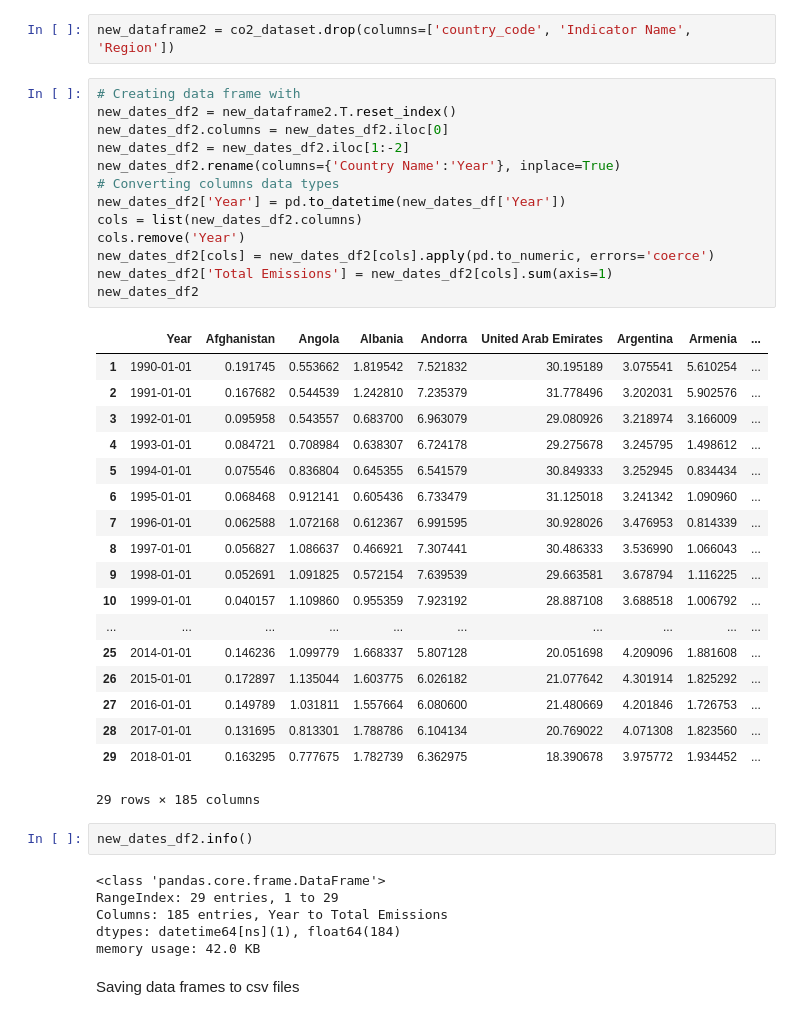
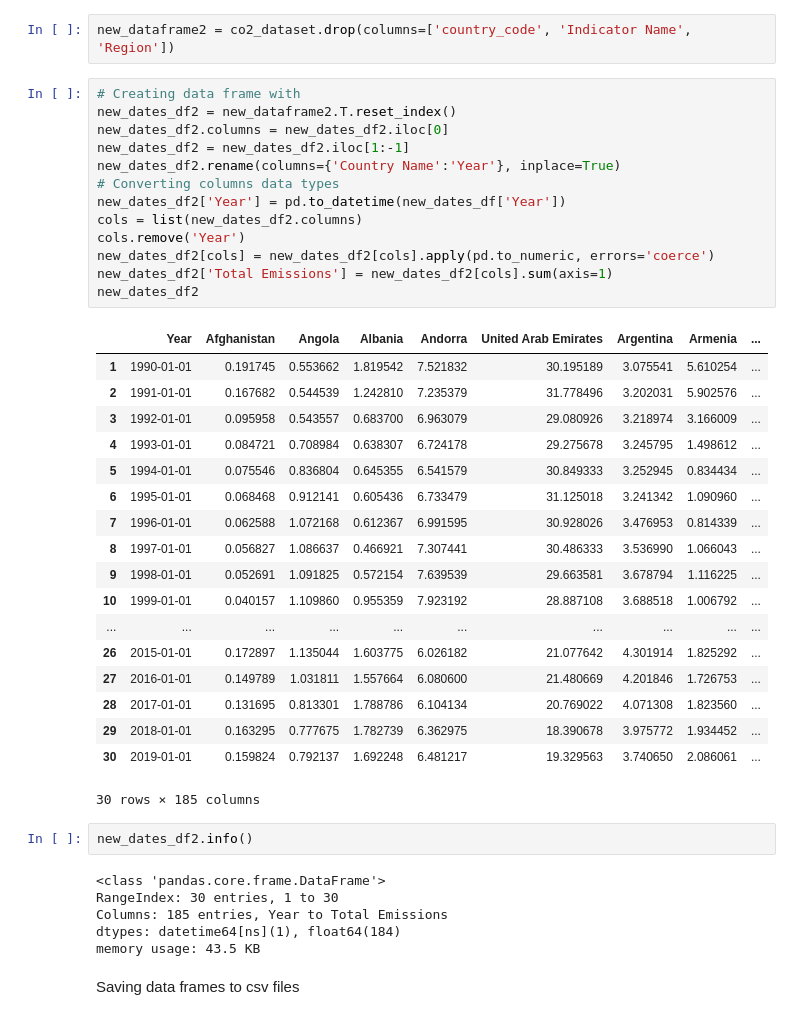
Before and after one commit to pablo-git8/Springboard-DS-Career-Track, a Jupyter notebook: Unit20-3_Craft_Story/Dataset_Storytelling.ipynb, the cells around one changed output. Cells and saved outputs as stored; diff of their text form.

```diff
--- a/Unit20-3_Craft_Story/Dataset_Storytelling.ipynb
+++ b/Unit20-3_Craft_Story/Dataset_Storytelling.ipynb
@@ -150,43 +150,43 @@ new_dataframe2 = co2_dataset.drop(columns=['country_code', 'Indicator Name', 'Re
 # %%
 # Creating data frame with
 new_dates_df2 = new_dataframe2.T.reset_index()
 new_dates_df2.columns = new_dates_df2.iloc[0]
-new_dates_df2 = new_dates_df2.iloc[1:-2]
+new_dates_df2 = new_dates_df2.iloc[1:-1]
 new_dates_df2.rename(columns={'Country Name':'Year'}, inplace=True)
 # Converting columns data types
 new_dates_df2['Year'] = pd.to_datetime(new_dates_df['Year'])
 cols = list(new_dates_df2.columns)
 cols.remove('Year')
 new_dates_df2[cols] = new_dates_df2[cols].apply(pd.to_numeric, errors='coerce')
 new_dates_df2['Total Emissions'] = new_dates_df2[cols].sum(axis=1)
 new_dates_df2
 # %% [output]
 |  | Year | Afghanistan | Angola | Albania | Andorra | United Arab Emirates | Argentina | Armenia | ... |
 | 1 | 1990-01-01 | 0.191745 | 0.553662 | 1.819542 | 7.521832 | 30.195189 | 3.075541 | 5.610254 | ... |
 | 2 | 1991-01-01 | 0.167682 | 0.544539 | 1.242810 | 7.235379 | 31.778496 | 3.202031 | 5.902576 | ... |
 | 3 | 1992-01-01 | 0.095958 | 0.543557 | 0.683700 | 6.963079 | 29.080926 | 3.218974 | 3.166009 | ... |
 | 4 | 1993-01-01 | 0.084721 | 0.708984 | 0.638307 | 6.724178 | 29.275678 | 3.245795 | 1.498612 | ... |
 | 5 | 1994-01-01 | 0.075546 | 0.836804 | 0.645355 | 6.541579 | 30.849333 | 3.252945 | 0.834434 | ... |
 | 6 | 1995-01-01 | 0.068468 | 0.912141 | 0.605436 | 6.733479 | 31.125018 | 3.241342 | 1.090960 | ... |
 | 7 | 1996-01-01 | 0.062588 | 1.072168 | 0.612367 | 6.991595 | 30.928026 | 3.476953 | 0.814339 | ... |
 | 8 | 1997-01-01 | 0.056827 | 1.086637 | 0.466921 | 7.307441 | 30.486333 | 3.536990 | 1.066043 | ... |
 | 9 | 1998-01-01 | 0.052691 | 1.091825 | 0.572154 | 7.639539 | 29.663581 | 3.678794 | 1.116225 | ... |
 | 10 | 1999-01-01 | 0.040157 | 1.109860 | 0.955359 | 7.923192 | 28.887108 | 3.688518 | 1.006792 | ... |
 | ... | ... | ... | ... | ... | ... | ... | ... | ... | ... |
-| 25 | 2014-01-01 | 0.146236 | 1.099779 | 1.668337 | 5.807128 | 20.051698 | 4.209096 | 1.881608 | ... |
 | 26 | 2015-01-01 | 0.172897 | 1.135044 | 1.603775 | 6.026182 | 21.077642 | 4.301914 | 1.825292 | ... |
 | 27 | 2016-01-01 | 0.149789 | 1.031811 | 1.557664 | 6.080600 | 21.480669 | 4.201846 | 1.726753 | ... |
 | 28 | 2017-01-01 | 0.131695 | 0.813301 | 1.788786 | 6.104134 | 20.769022 | 4.071308 | 1.823560 | ... |
 | 29 | 2018-01-01 | 0.163295 | 0.777675 | 1.782739 | 6.362975 | 18.390678 | 3.975772 | 1.934452 | ... |
+| 30 | 2019-01-01 | 0.159824 | 0.792137 | 1.692248 | 6.481217 | 19.329563 | 3.740650 | 2.086061 | ... |
-29 rows × 185 columns
+30 rows × 185 columns
 # %%
 new_dates_df2.info()
 # %% [output]
 <class 'pandas.core.frame.DataFrame'>
-RangeIndex: 29 entries, 1 to 29
+RangeIndex: 30 entries, 1 to 30
 Columns: 185 entries, Year to Total Emissions
 dtypes: datetime64[ns](1), float64(184)
-memory usage: 42.0 KB
+memory usage: 43.5 KB
 # %% [markdown]
 Saving data frames to csv files
 # %%
```
